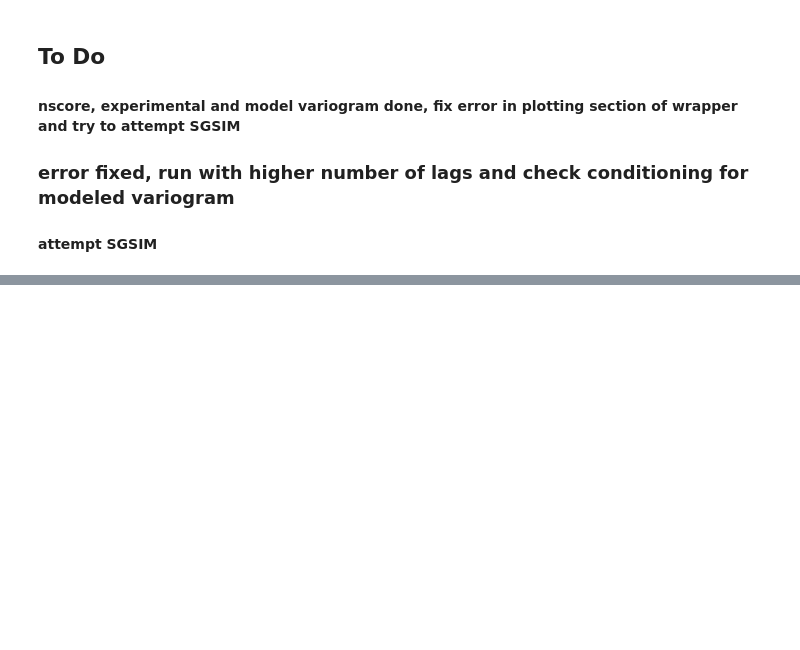
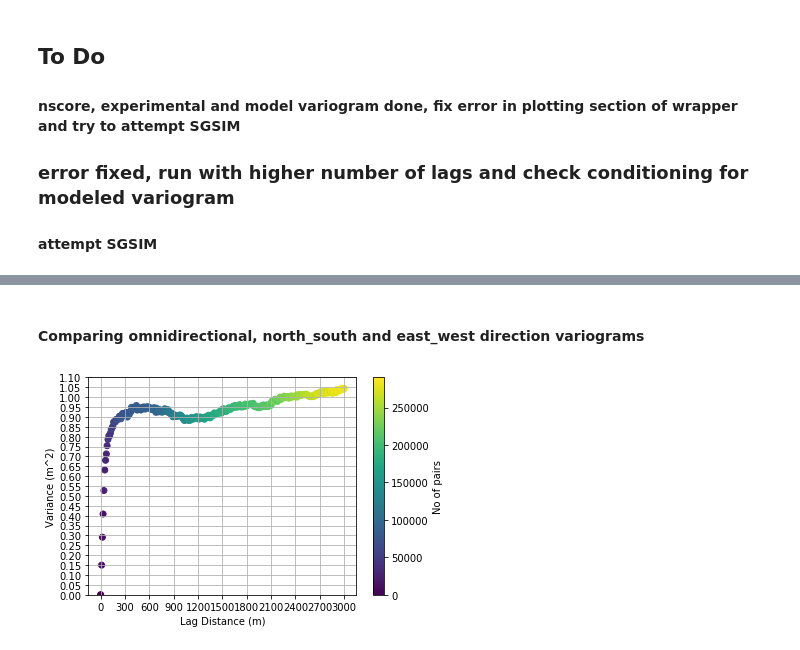
Before and after one commit to ShashankBice/raster_geostatistics, a Jupyter notebook: Geostats_Workflow_raster.ipynb, the cells around one changed output, grey strips where cells are left out. Drawn from its saved outputs; the diff is of its cells as text; code cells hidden in the pictures; blank space fills up the shorter version.

```diff
--- a/Geostats_Workflow_raster.ipynb
+++ b/Geostats_Workflow_raster.ipynb
@@ -119,2 +120,4 @@ df.tail()
 # %% [markdown]
 #### experimental variogram
+# %%
+lag,gamma,npair=GeostatsPy.gamv_2d(df,'x','y','nscore',300,10,0,90,1)
@@ -120,0 +126,11 @@ df.tail()
+# %%
+def plt_variogram(lag,gamma,npair):
+    sat=plt.scatter(lag,gamma,c=npair)
+    plt.ylim(0,1)
+    plt.grid()
+    cb = plt.colorbar(sat, spacing='proportional',label='No of pairs')
+    plt.yticks(np.arange(0,1.15,0.05))
+    plt.xticks(np.arange(0,3100,300))
+    plt.xlabel('Lag Distance (m)')
+    plt.ylabel('Variance (m^2)')
+    plt.plot()
@@ -208,0 +364,16 @@ gamma_x_mod
+# %% [markdown]
+#### Comparing omnidirectional, north_south and east_west direction variograms
+# %%
+df_random=df.sample(n=18000)
+df_random.x=df_random.x.round(1)
+df_random.y=df_random.y.round(1)
+
+dh_nscored=GeostatsPy.nscore(df_random.dh.values,df_random.dh.count())
+df_random=df_random.assign(nscored_f=dh_nscored['NS:value'].values)
+lag_sample,gamma_sample,npair_sample=GeostatsPy.gamv_2d(df_random,'x','y','nscored_f',300,10,0,90,1)
+lag_ns_sample,gamma_ns_sample,npairP_ns_sample=GeostatsPy.gamv_2d(df_random,'x','y','nscored_f',300,10,0,10,1)
+lag_ew_sample,gamma_ew_sample,npair_ew_sample=GeostatsPy.gamv_2d(df_random,'x','y','nscored_f',300,10,90,10,1)
+# %%
+plt_variogram(lag_sample,gamma_sample,npair_sample)
+# %% [output]
+[figure, added]
```
Also changed, not shown: parts of 95 cells of this notebook.
